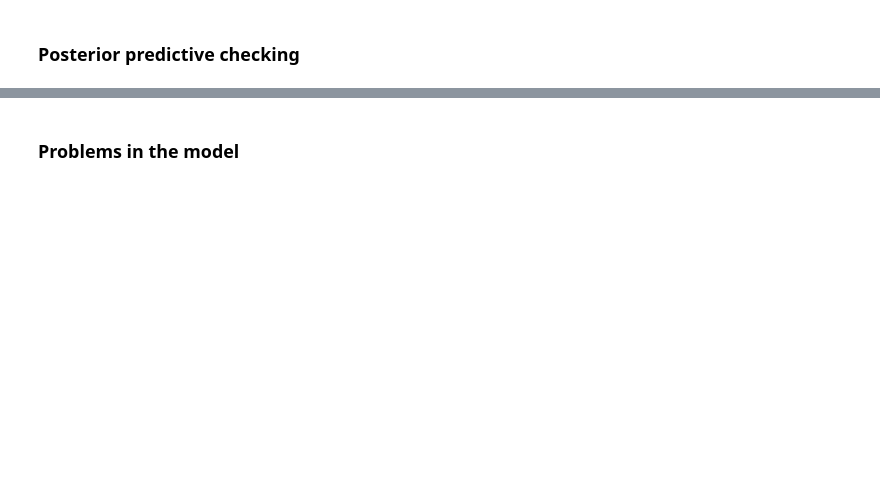
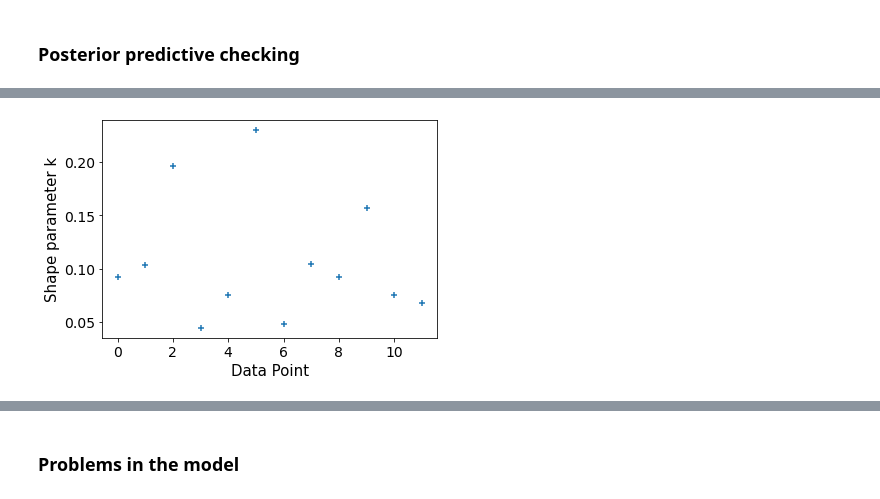
Before and after one commit to shiftleino/bayesian-premier, a Jupyter notebook: analysis.ipynb, the cells around one changed output, grey strips where cells are left out. Cells and saved outputs as stored; diff of their text form; code cells hidden in the pictures; blank space fills up the shorter version.

```diff
--- a/analysis.ipynb
+++ b/analysis.ipynb
@@ -497,0 +661,5 @@ hier_fit["pred4"].mean()
+# %%
+khats = az.loo(informative_separate_fit, pointwise=True)
+az.plot_khat(khats);
+# %% [output]
+[figure, added]
```
Also changed, not shown: parts of 61 cells of this notebook, 2 other files.
